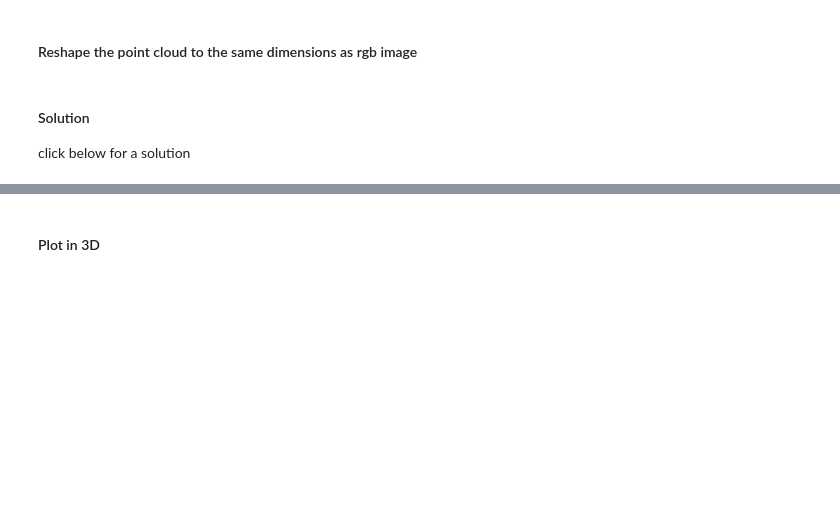
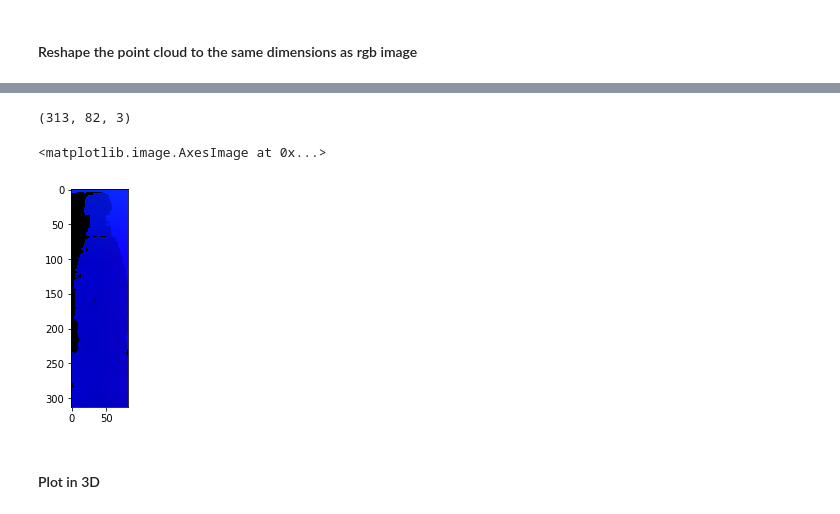
Before and after one commit to kylehounslow/bmw_2019, a Jupyter notebook: notebooks/object_measurement.ipynb, the cells around one changed output, grey strips where cells are left out. Cells and saved outputs as stored; diff of their text form; code cells hidden in the pictures; blank space fills up the shorter version.

```diff
--- a/notebooks/object_measurement.ipynb
+++ b/notebooks/object_measurement.ipynb
@@ -406,9 +432,8 @@ pc_res = "your code goes here"
-# %% [markdown]
-#### Solution
-click below for a solution
 # %%
-#@title
+# reshape pointcloud from (N, 3) to (height, width, 3) so we may crop using bounding box
+pc_res = point_cloud.reshape(rgb.shape)
 # crop the point cloud using detection bounding box
-pc_res_crop = pc_res[y1:y2, x1:x2, :].copy()
-print(pc_res_crop.shape)
-plt.imshow(pc_res_crop)
+pc_crop = pc_res[y1:y2, x1:x2, :].copy()
+print(pc_crop.shape)
+plt.imshow(pc_crop)
+# %% [output]
@@ -415,3 +441,6 @@ plt.imshow(pc_res_crop)
+(313, 82, 3)
+<matplotlib.image.AxesImage at 0x...>
+[figure, added]
 # %% [markdown]
 #### Plot in 3D
 # %%
```
Also changed, not shown: parts of 35 cells of this notebook.
